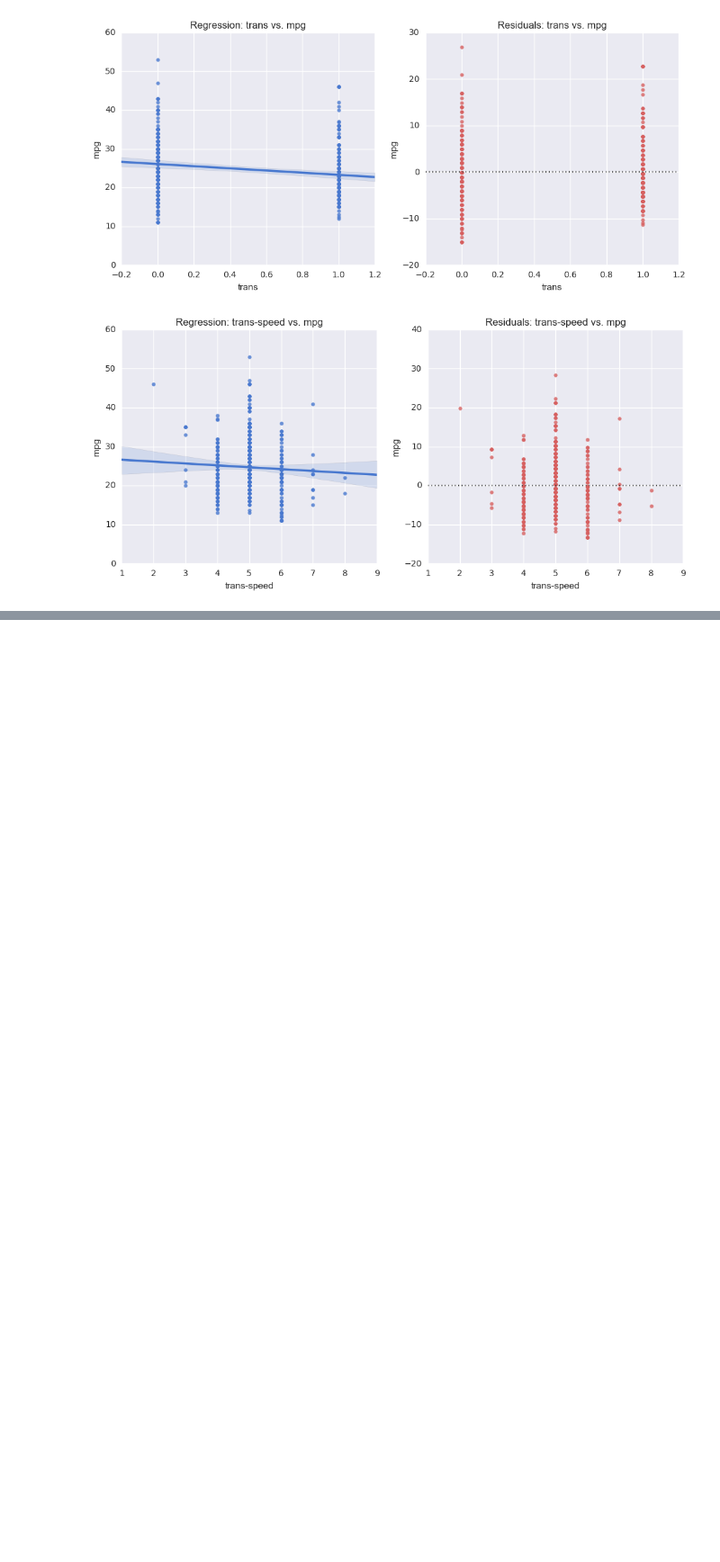
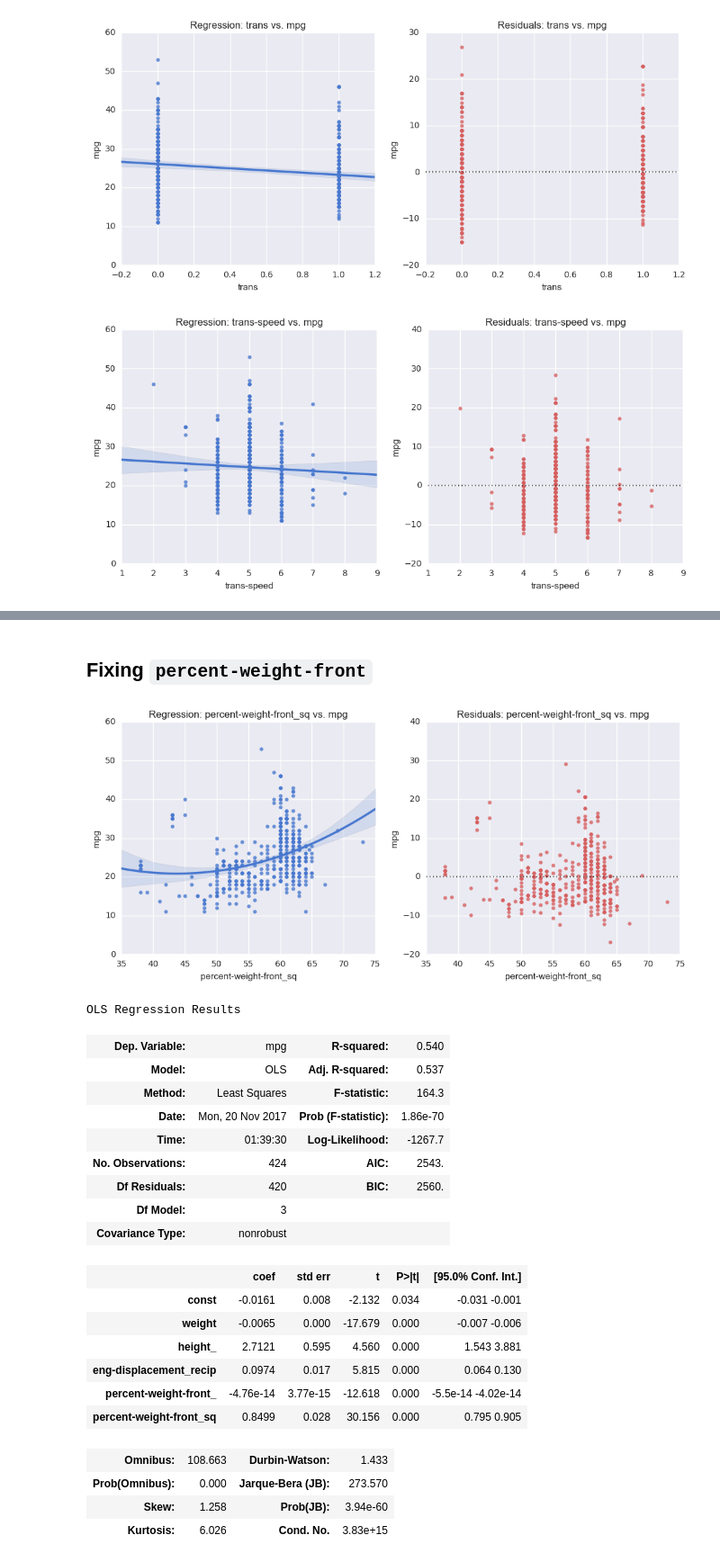
Before and after one commit to sarahlim/iems, a Jupyter notebook: mpg-lab/MPG Lab.ipynb, the cells around one changed output, grey strips where cells are left out. Shown at 90% size. Saved outputs shown, nothing was run; the diff lists cells and outputs as text; code cells hidden in the pictures; blank space fills up the shorter version.

```diff
--- a/mpg-lab/MPG Lab.ipynb
+++ b/mpg-lab/MPG Lab.ipynb
@@ -149,0 +189,9 @@ dtype: float64
+# %%
+df['eng-displacement_sq'] = [x for x in map(lambda x: x**2, df['eng-displacement'])]
+
+regress([
+    'weight',
+    'eng-displacement_recip',
+#     'eng-displacement_sq',
+#     'eng-displacement',
+])
@@ -149,0 +217,36 @@ dtype: float64
+# %% [markdown]
+## Fixing `percent-weight-front`
+# %%
+df['percent-weight-front_sq'] = [x for x in map(lambda x: x, df['percent-weight-front'])]
+plot_regression('percent-weight-front_sq', order=2)
+
+regress([
+    'weight',
+    'height_',
+    'eng-displacement_recip',
+    'percent-weight-front_',
+    'percent-weight-front_sq',
+])
+# %% [output]
+[figure, added]
+OLS Regression Results
+| Dep. Variable: | mpg | R-squared: | 0.540 |
+| Model: | OLS | Adj. R-squared: | 0.537 |
+| Method: | Least Squares | F-statistic: | 164.3 |
+| Date: | Mon, 20 Nov 2017 | Prob (F-statistic): | 1.86e-70 |
+| Time: | 01:39:30 | Log-Likelihood: | -1267.7 |
+| No. Observations: | 424 | AIC: | 2543. |
+| Df Residuals: | 420 | BIC: | 2560. |
+| Df Model: | 3 |  |  |
+| Covariance Type: | nonrobust |  |  |
+|  | coef | std err | t | P>|t| | [95.0% Conf. Int.] |
+| const | -0.0161 | 0.008 | -2.132 | 0.034 | -0.031 -0.001 |
+| weight | -0.0065 | 0.000 | -17.679 | 0.000 | -0.007 -0.006 |
+| height_ | 2.7121 | 0.595 | 4.560 | 0.000 | 1.543 3.881 |
+| eng-displacement_recip | 0.0974 | 0.017 | 5.815 | 0.000 | 0.064 0.130 |
+| percent-weight-front_ | -4.76e-14 | 3.77e-15 | -12.618 | 0.000 | -5.5e-14 -4.02e-14 |
+| percent-weight-front_sq | 0.8499 | 0.028 | 30.156 | 0.000 | 0.795 0.905 |
+| Omnibus: | 108.663 | Durbin-Watson: | 1.433 |
+| Prob(Omnibus): | 0.000 | Jarque-Bera (JB): | 273.570 |
+| Skew: | 1.258 | Prob(JB): | 3.94e-60 |
+| Kurtosis: | 6.026 | Cond. No. | 3.83e+15 |
```
Also changed, not shown: parts of 22 cells of this notebook.
